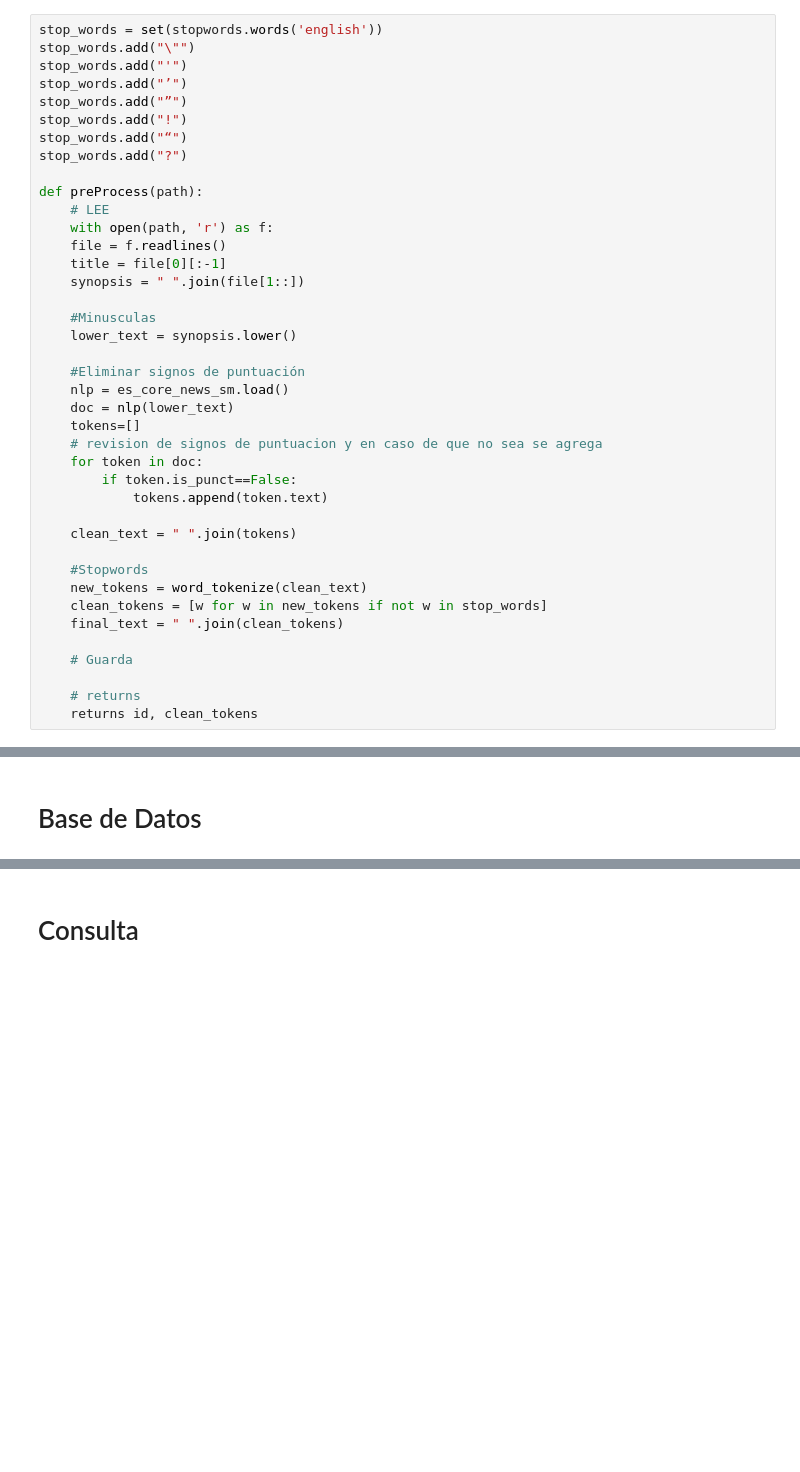
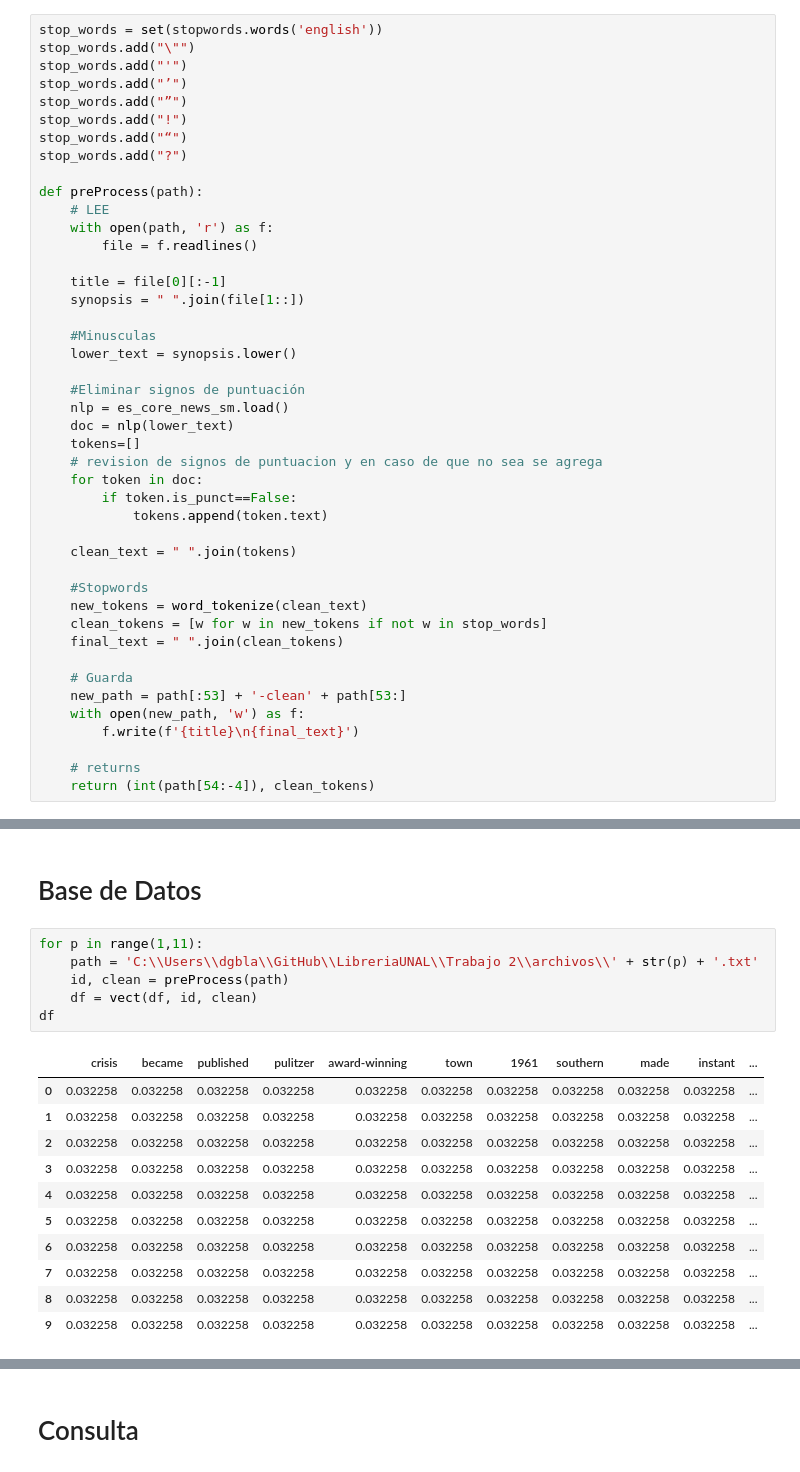
Before and after one commit to Jcortes99/LibreriaUNAL, a Jupyter notebook: Trabajo 2/Trabajo 2.ipynb, the cells around one changed output, grey strips where cells are left out. Drawn from its saved outputs; the diff is of its cells as text; blank space fills up the shorter version.

```diff
--- a/Trabajo 2/Trabajo 2.ipynb
+++ b/Trabajo 2/Trabajo 2.ipynb
@@ -53,7 +61,8 @@ stop_words.add("?")
 def preProcess(path):
     # LEE
     with open(path, 'r') as f:
-    file = f.readlines()
+        file = f.readlines()
+
     title = file[0][:-1]
     synopsis = " ".join(file[1::])
 
@@ -77,9 +86,12 @@ def preProcess(path):
     final_text = " ".join(clean_tokens)
 
     # Guarda
+    new_path = path[:53] + '-clean' + path[53:]
+    with open(new_path, 'w') as f:
+        f.write(f'{title}\n{final_text}')
 
     # returns
-    returns id, clean_tokens
+    return (int(path[54:-4]), clean_tokens)
 # %%
 df = pd.DataFrame()
 def vect(df, id, cleantokens):
@@ -247,4 +259,20 @@ df
 # %% [markdown]
 # Base de Datos
 # %%
+for p in range(1,11):
+    path = 'C:\\Users\\dgbla\\GitHub\\LibreriaUNAL\\Trabajo 2\\archivos\\' + str(p) + '.txt'
+    id, clean = preProcess(path)
+    df = vect(df, id, clean)
+df
 # %% [output]
+|  | crisis | became | published | pulitzer | award-winning | town | 1961 | southern | made | instant | ... |
+| 0 | 0.032258 | 0.032258 | 0.032258 | 0.032258 | 0.032258 | 0.032258 | 0.032258 | 0.032258 | 0.032258 | 0.032258 | ... |
+| 1 | 0.032258 | 0.032258 | 0.032258 | 0.032258 | 0.032258 | 0.032258 | 0.032258 | 0.032258 | 0.032258 | 0.032258 | ... |
+| 2 | 0.032258 | 0.032258 | 0.032258 | 0.032258 | 0.032258 | 0.032258 | 0.032258 | 0.032258 | 0.032258 | 0.032258 | ... |
+| 3 | 0.032258 | 0.032258 | 0.032258 | 0.032258 | 0.032258 | 0.032258 | 0.032258 | 0.032258 | 0.032258 | 0.032258 | ... |
+| 4 | 0.032258 | 0.032258 | 0.032258 | 0.032258 | 0.032258 | 0.032258 | 0.032258 | 0.032258 | 0.032258 | 0.032258 | ... |
+| 5 | 0.032258 | 0.032258 | 0.032258 | 0.032258 | 0.032258 | 0.032258 | 0.032258 | 0.032258 | 0.032258 | 0.032258 | ... |
+| 6 | 0.032258 | 0.032258 | 0.032258 | 0.032258 | 0.032258 | 0.032258 | 0.032258 | 0.032258 | 0.032258 | 0.032258 | ... |
+| 7 | 0.032258 | 0.032258 | 0.032258 | 0.032258 | 0.032258 | 0.032258 | 0.032258 | 0.032258 | 0.032258 | 0.032258 | ... |
+| 8 | 0.032258 | 0.032258 | 0.032258 | 0.032258 | 0.032258 | 0.032258 | 0.032258 | 0.032258 | 0.032258 | 0.032258 | ... |
+| 9 | 0.032258 | 0.032258 | 0.032258 | 0.032258 | 0.032258 | 0.032258 | 0.032258 | 0.032258 | 0.032258 | 0.032258 | ... |
```
Also changed, not shown: parts of 3 cells of this notebook, 18 other files.
